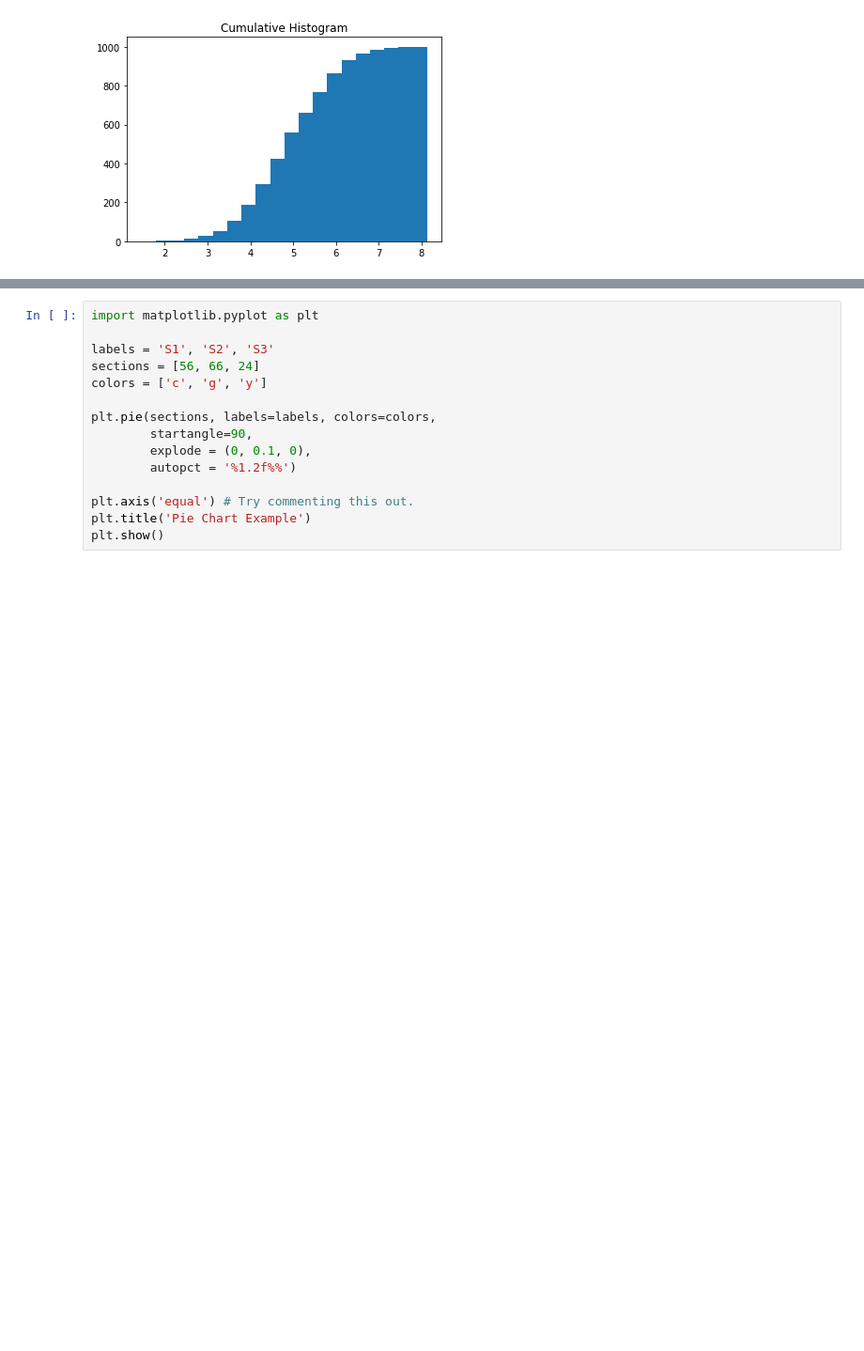
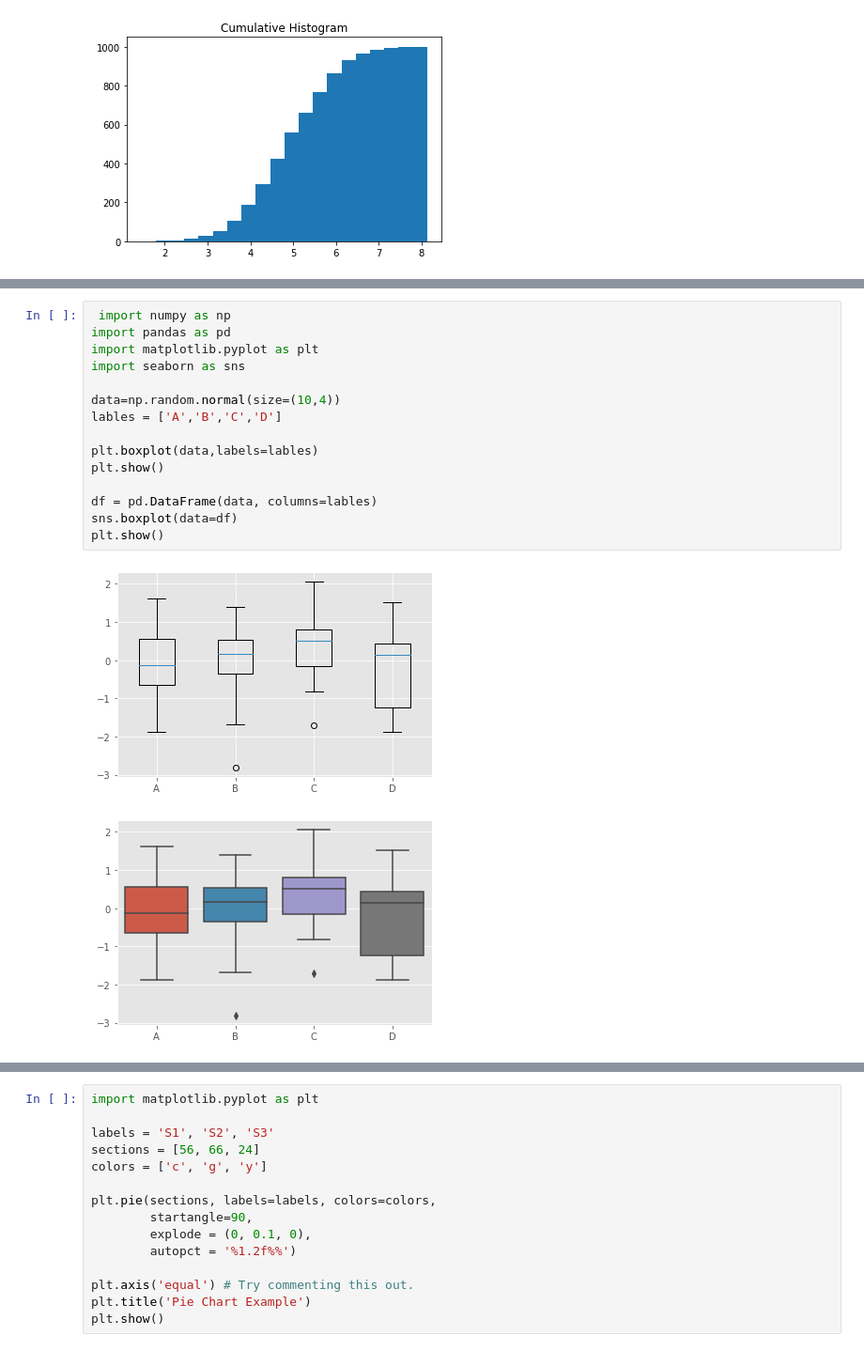
Before and after one commit to brian3073456/20200319, a Jupyter notebook: Untitled10.ipynb, the cells around one changed output, grey strips where cells are left out. Shown at 94% size. Saved outputs shown, nothing was run; the diff lists cells and outputs as text; blank space fills up the shorter version.

```diff
--- a/Untitled10.ipynb
+++ b/Untitled10.ipynb
@@ -201,3 +237,21 @@ plt.show()
+# %%
+ import numpy as np
+import pandas as pd
+import matplotlib.pyplot as plt
+import seaborn as sns
+
+data=np.random.normal(size=(10,4))
+lables = ['A','B','C','D']
+
+plt.boxplot(data,labels=lables)
+plt.show()
+
+df = pd.DataFrame(data, columns=lables)
+sns.boxplot(data=df)
+plt.show()
+# %% [output]
+[figure, added]
+[figure, added]
 # %%
 import matplotlib.pyplot as plt
 
```
Also changed, not shown: parts of 6 cells of this notebook.
